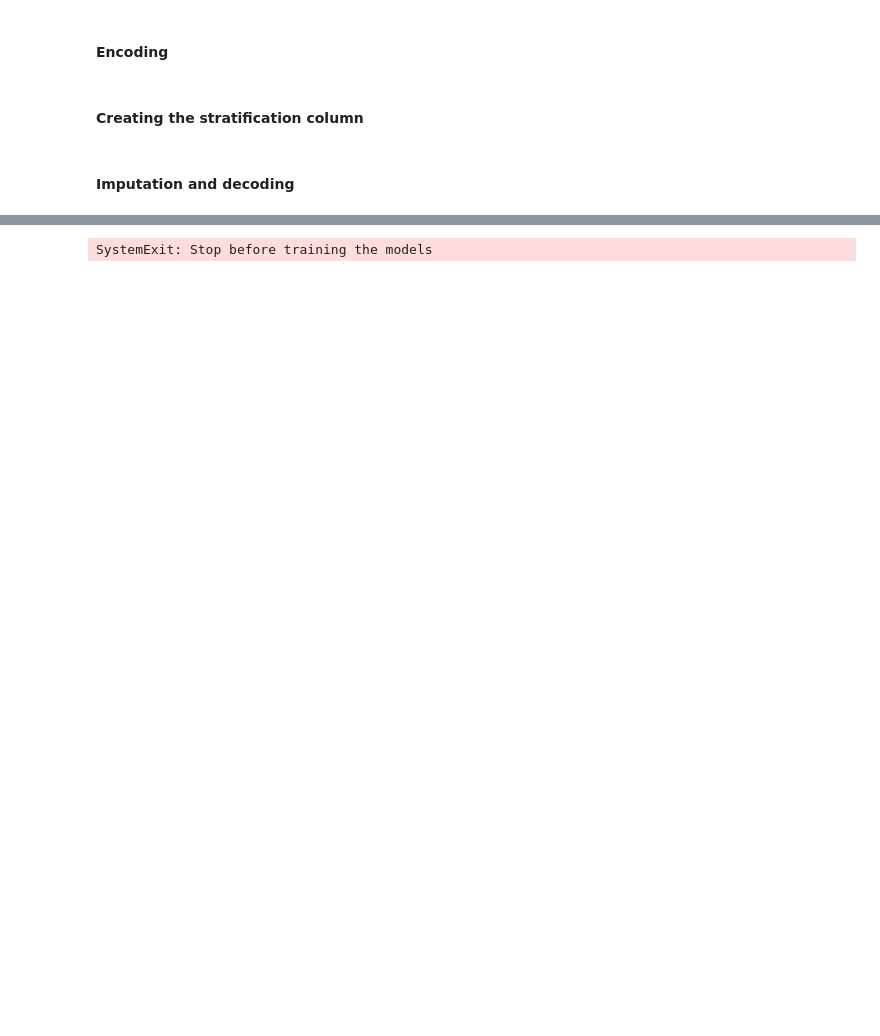
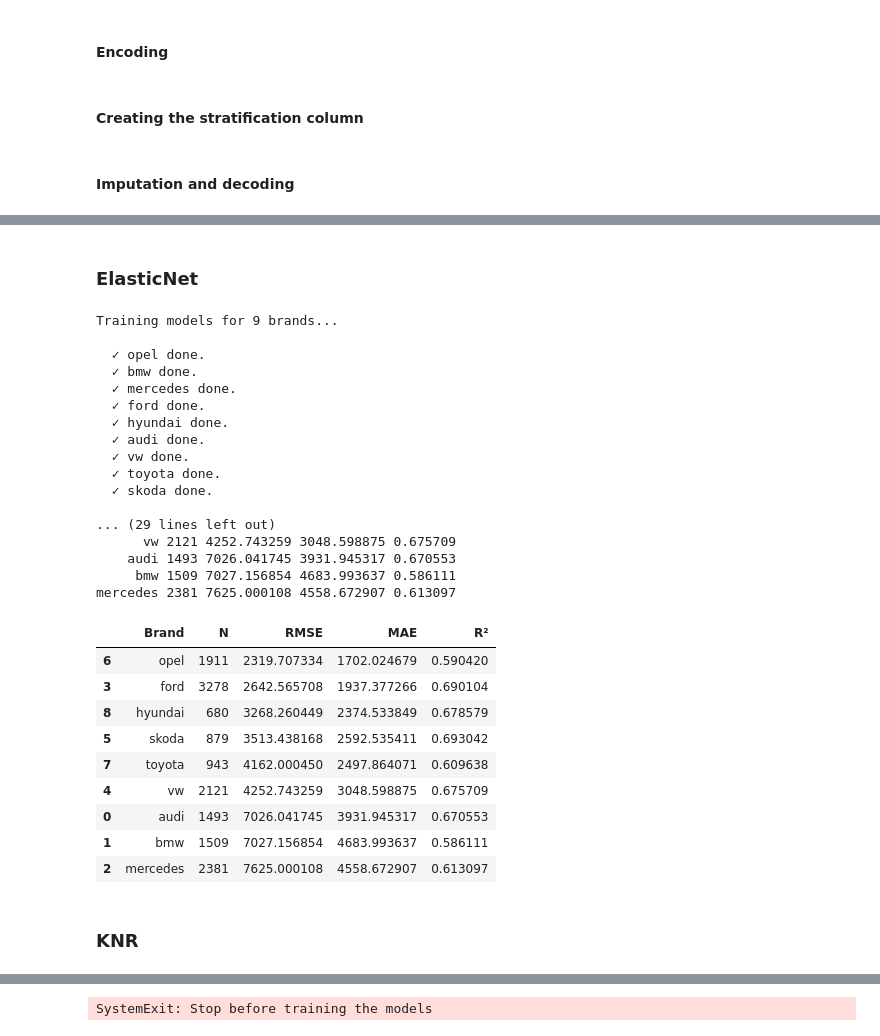
Before and after one commit to LiberoBiagi/ML_Nova_IMS_25-26, a Jupyter notebook: full_training_pipeline.ipynb, the cells around one changed output, grey strips where cells are left out. Saved outputs shown, nothing was run; the diff lists cells and outputs as text; code cells hidden in the pictures; blank space fills up the shorter version.

```diff
--- a/full_training_pipeline.ipynb
+++ b/full_training_pipeline.ipynb
@@ -401,0 +677,46 @@ validation_processed = decode(imputer_test, encoders)
+# %% [markdown]
+### ElasticNet
+# %%
+ElasticNet = ElasticNet()
+trainer = BrandModelTrainer(ElasticNet)
+
+# fit
+trainer.fit(X_train, y_train)
+
+# performance overall
+trainer.evaluate_train(X_train, y_train)
+trainer.evaluate(X_val, y_val)
+
+# performance per brand
+trainer.evaluate_train_by_brand(X_train, y_train)
+trainer.evaluate_by_brand(X_val, y_val)        # Performance VALID
+# %% [output]
+Training models for 9 brands...
+
+  ✓ opel done.
+  ✓ bmw done.
+  ✓ mercedes done.
+  ✓ ford done.
+  ✓ hyundai done.
+  ✓ audi done.
+  ✓ vw done.
+  ✓ toyota done.
+  ✓ skoda done.
+
+... (29 lines left out)
+      vw 2121 4252.743259 3048.598875 0.675709
+    audi 1493 7026.041745 3931.945317 0.670553
+     bmw 1509 7027.156854 4683.993637 0.586111
+mercedes 2381 7625.000108 4558.672907 0.613097
+|  | Brand | N | RMSE | MAE | R² |
+| 6 | opel | 1911 | 2319.707334 | 1702.024679 | 0.590420 |
+| 3 | ford | 3278 | 2642.565708 | 1937.377266 | 0.690104 |
+| 8 | hyundai | 680 | 3268.260449 | 2374.533849 | 0.678579 |
+| 5 | skoda | 879 | 3513.438168 | 2592.535411 | 0.693042 |
+| 7 | toyota | 943 | 4162.000450 | 2497.864071 | 0.609638 |
+| 4 | vw | 2121 | 4252.743259 | 3048.598875 | 0.675709 |
+| 0 | audi | 1493 | 7026.041745 | 3931.945317 | 0.670553 |
+| 1 | bmw | 1509 | 7027.156854 | 4683.993637 | 0.586111 |
+| 2 | mercedes | 2381 | 7625.000108 | 4558.672907 | 0.613097 |
+# %% [markdown]
+### KNR
```
Also changed, not shown: parts of 65 cells of this notebook, 2 other files.
